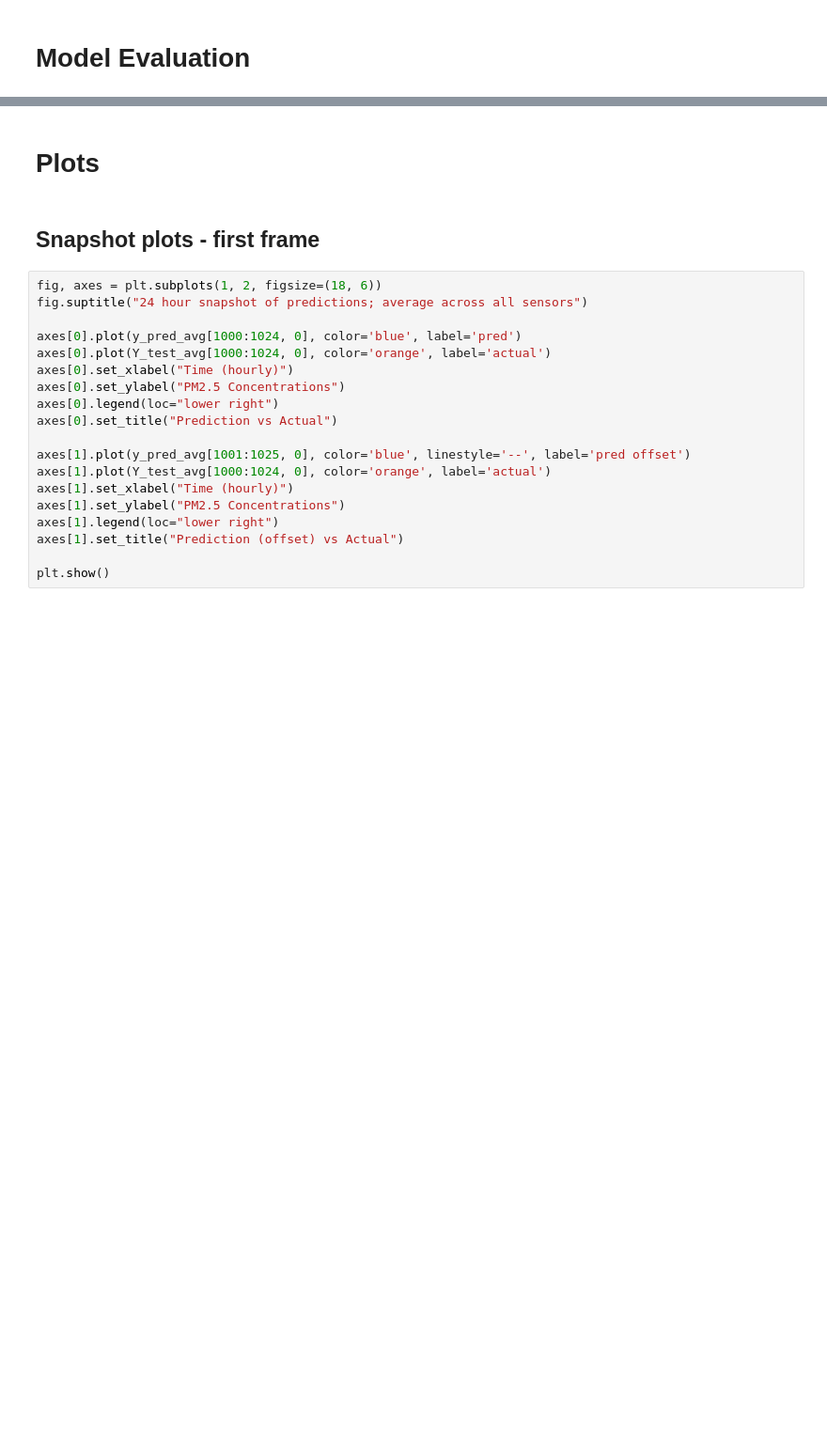
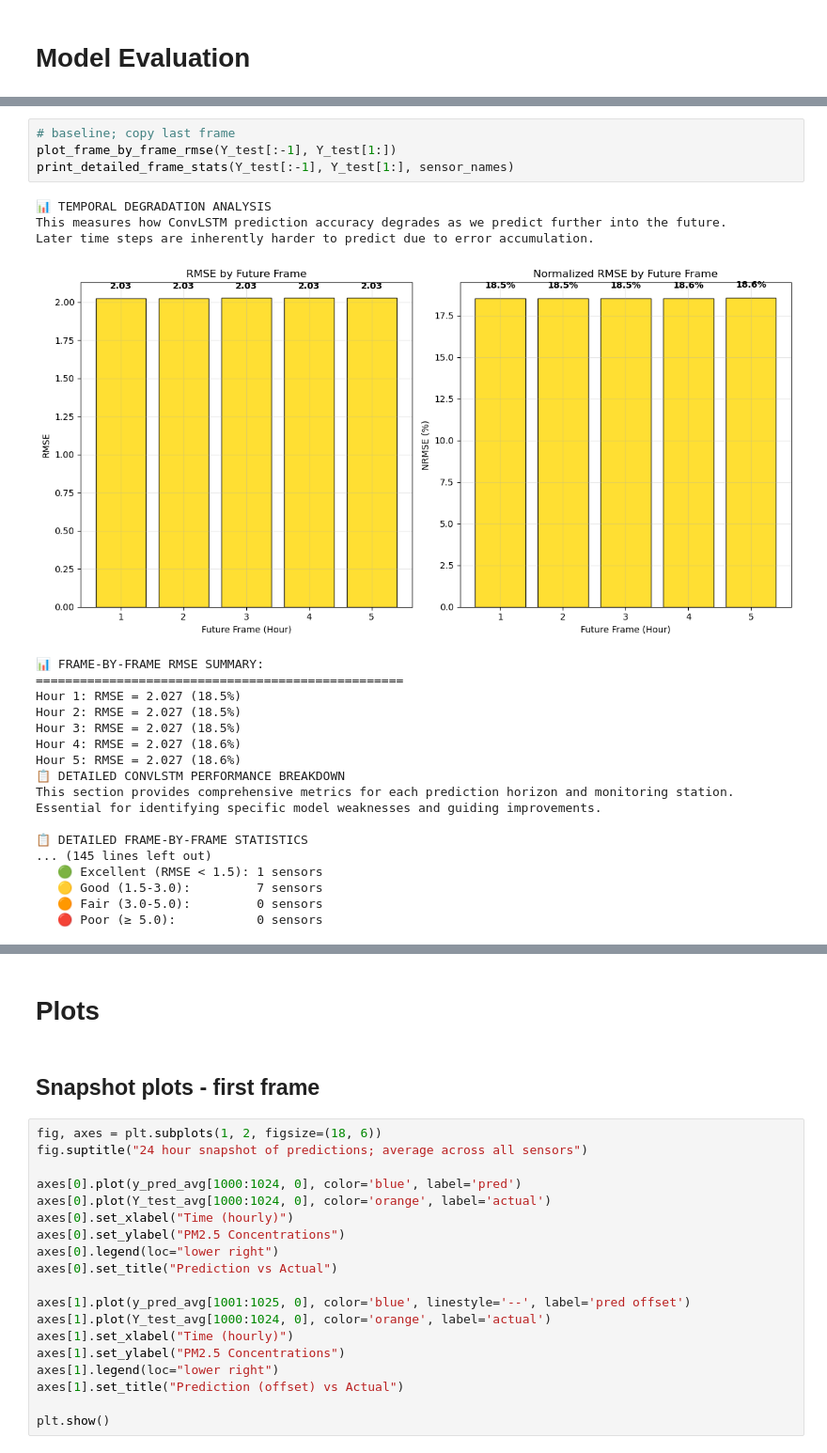
Before and after one commit to matthewgraca/hrrr-smoke-viz, a Jupyter notebook: pwwb-experiments/tensorflow/8_sensor_out_archive/classic2.ipynb, the cells around one changed output, grey strips where cells are left out. Shown at 94% size. Drawn from its saved outputs; the diff is of its cells as text; blank space fills up the shorter version.

```diff
--- a/pwwb-experiments/tensorflow/8_sensor_out_archive/classic2.ipynb
+++ b/pwwb-experiments/tensorflow/8_sensor_out_archive/classic2.ipynb
@@ -617,0 +643,26 @@ print_detailed_frame_stats(y_pred, Y_test, sensor_names)
+# %%
+# baseline; copy last frame
+plot_frame_by_frame_rmse(Y_test[:-1], Y_test[1:])
+print_detailed_frame_stats(Y_test[:-1], Y_test[1:], sensor_names)
+# %% [output]
+📊 TEMPORAL DEGRADATION ANALYSIS
+This measures how ConvLSTM prediction accuracy degrades as we predict further into the future.
+Later time steps are inherently harder to predict due to error accumulation.
+[figure, added]
+📊 FRAME-BY-FRAME RMSE SUMMARY:
+==================================================
+Hour 1: RMSE = 2.027 (18.5%)
+Hour 2: RMSE = 2.027 (18.5%)
+Hour 3: RMSE = 2.027 (18.5%)
+Hour 4: RMSE = 2.027 (18.6%)
+Hour 5: RMSE = 2.027 (18.6%)
+📋 DETAILED CONVLSTM PERFORMANCE BREAKDOWN
+This section provides comprehensive metrics for each prediction horizon and monitoring station.
+Essential for identifying specific model weaknesses and guiding improvements.
+
+📋 DETAILED FRAME-BY-FRAME STATISTICS
+... (145 lines left out)
+   🟢 Excellent (RMSE < 1.5): 1 sensors
+   🟡 Good (1.5-3.0):         7 sensors
+   🟠 Fair (3.0-5.0):         0 sensors
+   🔴 Poor (≥ 5.0):           0 sensors
```
Also changed, not shown: parts of 29 cells of this notebook, 1 other file.
